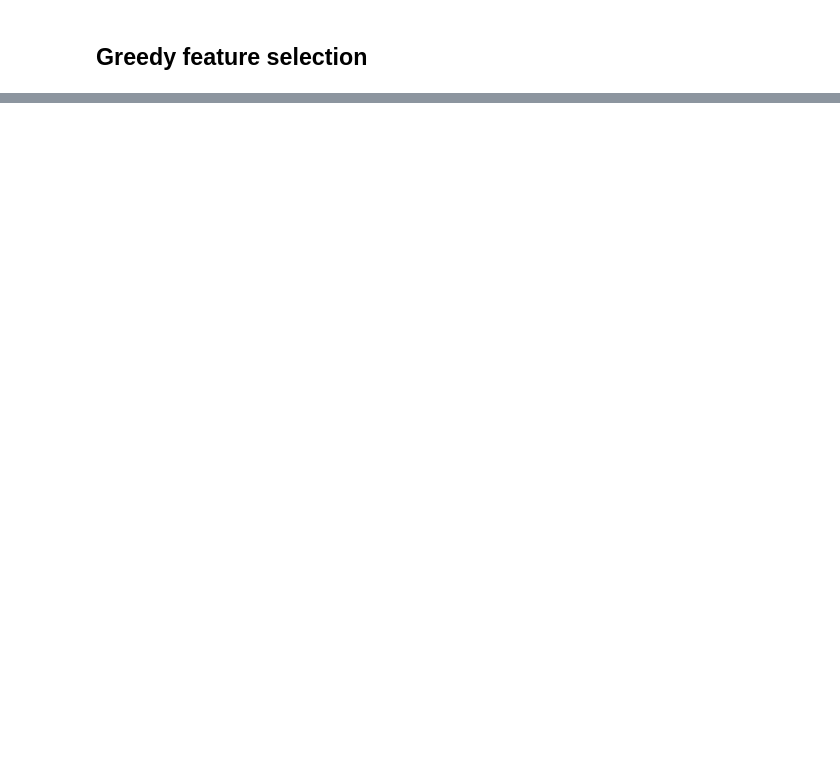
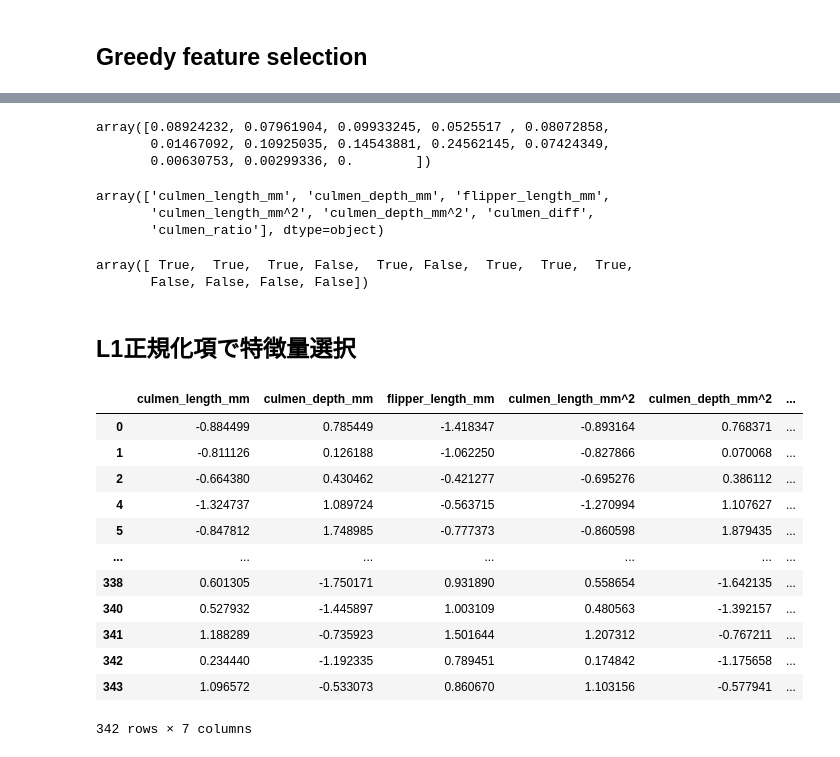
Before and after one commit to keisuke-yoshida4/Machine-Learning, a Jupyter notebook: feature_selection.ipynb, the cells around one changed output, grey strips where cells are left out. Saved outputs shown, nothing was run; the diff lists cells and outputs as text; code cells hidden in the pictures; blank space fills up the shorter version.

```diff
--- a/feature_selection.ipynb
+++ b/feature_selection.ipynb
@@ -35,0 +210,3 @@ X['sex'] = imputer.fit_transform(X[['sex']])
+# %%
+sfm = SelectFromModel(RandomForestClassifier(random_state=0))
+X_selected = sfm.fit_transform(X, y)
@@ -35,0 +229,39 @@ X['sex'] = imputer.fit_transform(X[['sex']])
+# %%
+sfm.estimator_.feature_importances_
+# %% [output]
+array([0.08924232, 0.07961904, 0.09933245, 0.0525517 , 0.08072858,
+       0.01467092, 0.10925035, 0.14543881, 0.24562145, 0.07424349,
+       0.00630753, 0.00299336, 0.        ])
+# %%
+sfm.feature_names_in_[sfm.get_support()]
+# %% [output]
+array(['culmen_length_mm', 'culmen_depth_mm', 'flipper_length_mm',
+       'culmen_length_mm^2', 'culmen_depth_mm^2', 'culmen_diff',
+       'culmen_ratio'], dtype=object)
+# %%
+sfm.get_support()
+# %% [output]
+array([ True,  True,  True, False,  True, False,  True,  True,  True,
+       False, False, False, False])
+# %% [markdown]
+## L1正規化項で特徴量選択
+# %%
+SelectFromModel(LogisticRegression(penalty='l1', solver='liblinear'))
+pipeline = Pipeline([('scaler', StandardScaler()),
+                     ('feature selection', sfm)])
+pipeline.set_output(transform='pandas')
+pipeline.fit_transform(X, y)
+# %% [output]
+|  | culmen_length_mm | culmen_depth_mm | flipper_length_mm | culmen_length_mm^2 | culmen_depth_mm^2 | ... |
+| 0 | -0.884499 | 0.785449 | -1.418347 | -0.893164 | 0.768371 | ... |
+| 1 | -0.811126 | 0.126188 | -1.062250 | -0.827866 | 0.070068 | ... |
+| 2 | -0.664380 | 0.430462 | -0.421277 | -0.695276 | 0.386112 | ... |
+| 4 | -1.324737 | 1.089724 | -0.563715 | -1.270994 | 1.107627 | ... |
+| 5 | -0.847812 | 1.748985 | -0.777373 | -0.860598 | 1.879435 | ... |
+| ... | ... | ... | ... | ... | ... | ... |
+| 338 | 0.601305 | -1.750171 | 0.931890 | 0.558654 | -1.642135 | ... |
+| 340 | 0.527932 | -1.445897 | 1.003109 | 0.480563 | -1.392157 | ... |
+| 341 | 1.188289 | -0.735923 | 1.501644 | 1.207312 | -0.767211 | ... |
+| 342 | 0.234440 | -1.192335 | 0.789451 | 0.174842 | -1.175658 | ... |
+| 343 | 1.096572 | -0.533073 | 0.860670 | 1.103156 | -0.577941 | ... |
+342 rows × 7 columns
```
Also changed, not shown: parts of 17 cells of this notebook, 7 other files.
